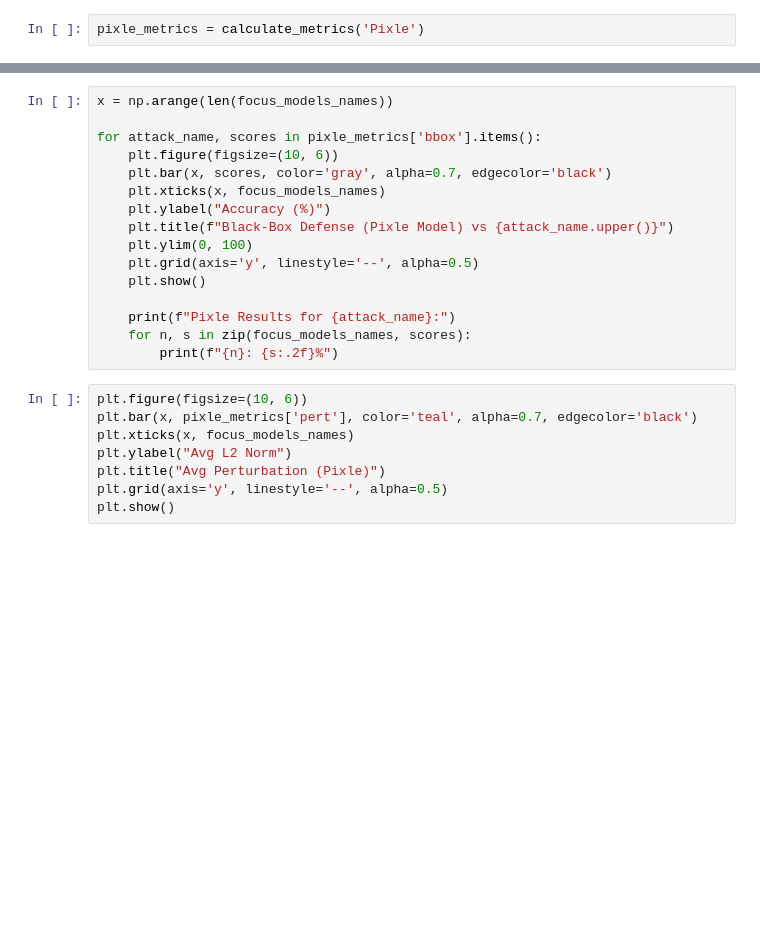
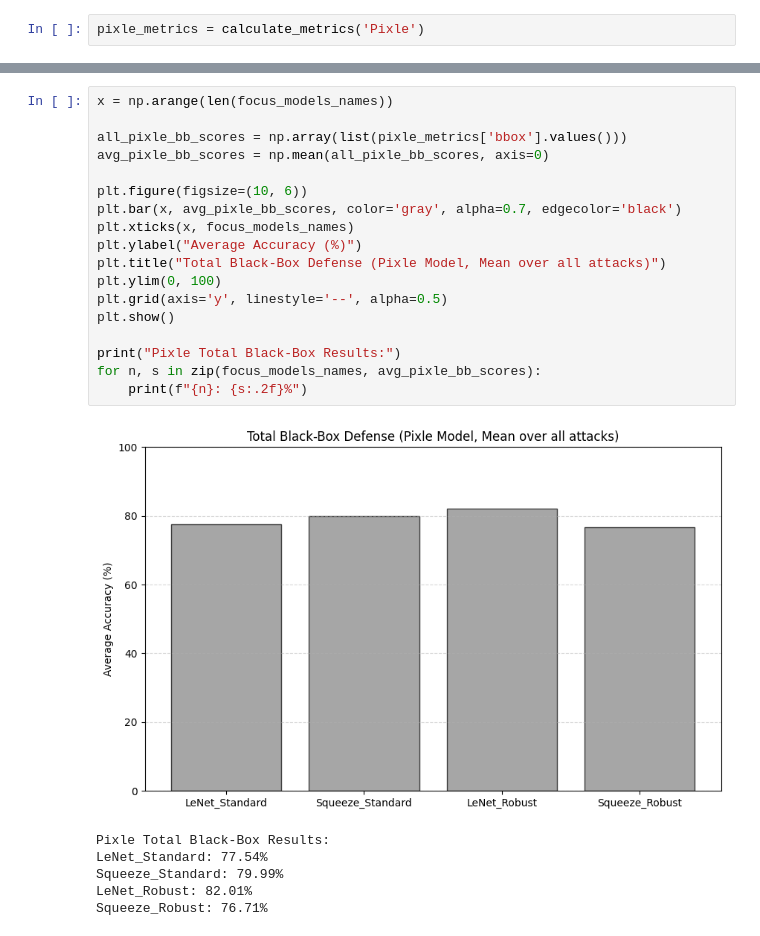
Before and after one commit to vm2781/adversarial_attacks, a Jupyter notebook: model_adversarial_analysis.ipynb, the cells around one changed output, grey strips where cells are left out. Saved outputs shown, nothing was run; the diff lists cells and outputs as text; blank space fills up the shorter version.

```diff
--- a/model_adversarial_analysis.ipynb
+++ b/model_adversarial_analysis.ipynb
@@ -727,27 +792,28 @@ for n, v in zip(focus_models_names, pixle_results['pert']):
 # %%
 x = np.arange(len(focus_models_names))
 
-for attack_name, scores in pixle_metrics['bbox'].items():
-    plt.figure(figsize=(10, 6))
-    plt.bar(x, scores, color='gray', alpha=0.7, edgecolor='black')
-    plt.xticks(x, focus_models_names)
-    plt.ylabel("Accuracy (%)")
-    plt.title(f"Black-Box Defense (Pixle Model) vs {attack_name.upper()}")
-    plt.ylim(0, 100)
-    plt.grid(axis='y', linestyle='--', alpha=0.5)
-    plt.show()
+all_pixle_bb_scores = np.array(list(pixle_metrics['bbox'].values()))
+avg_pixle_bb_scores = np.mean(all_pixle_bb_scores, axis=0)
 
-    print(f"Pixle Results for {attack_name}:")
-    for n, s in zip(focus_models_names, scores):
-        print(f"{n}: {s:.2f}%")
+plt.figure(figsize=(10, 6))
+plt.bar(x, avg_pixle_bb_scores, color='gray', alpha=0.7, edgecolor='black')
+plt.xticks(x, focus_models_names)
+plt.ylabel("Average Accuracy (%)")
+plt.title("Total Black-Box Defense (Pixle Model, Mean over all attacks)")
+plt.ylim(0, 100)
+plt.grid(axis='y', linestyle='--', alpha=0.5)
+plt.show()
+
+print("Pixle Total Black-Box Results:")
+for n, s in zip(focus_models_names, avg_pixle_bb_scores):
+    print(f"{n}: {s:.2f}%")
+# %% [output]
+[figure, added]
+Pixle Total Black-Box Results:
+LeNet_Standard: 77.54%
+Squeeze_Standard: 79.99%
+LeNet_Robust: 82.01%
+Squeeze_Robust: 76.71%
-# %%
-plt.figure(figsize=(10, 6))
-plt.bar(x, pixle_metrics['pert'], color='teal', alpha=0.7, edgecolor='black')
-plt.xticks(x, focus_models_names)
-plt.ylabel("Avg L2 Norm")
-plt.title("Avg Perturbation (Pixle)")
-plt.grid(axis='y', linestyle='--', alpha=0.5)
-plt.show()
 # %%
 sub_matrix = pixle_metrics['matrix'][np.ix_(f_idx, f_idx)]
 plt.figure(figsize=(8, 6))
```
Also changed, not shown: parts of 28 cells of this notebook.
